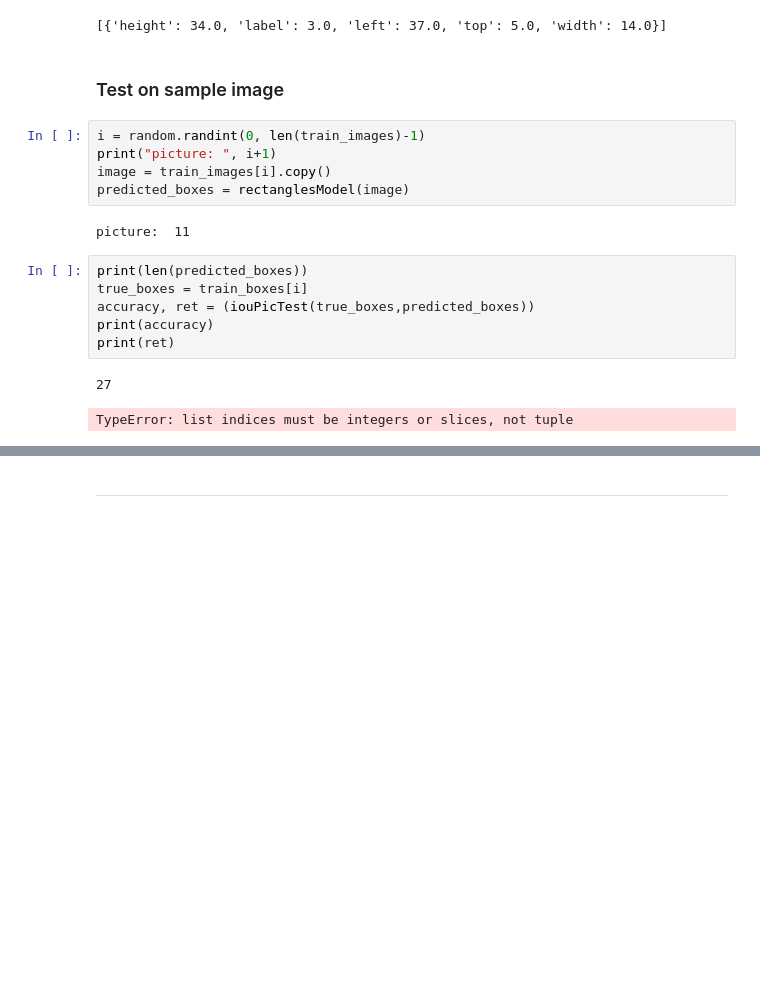
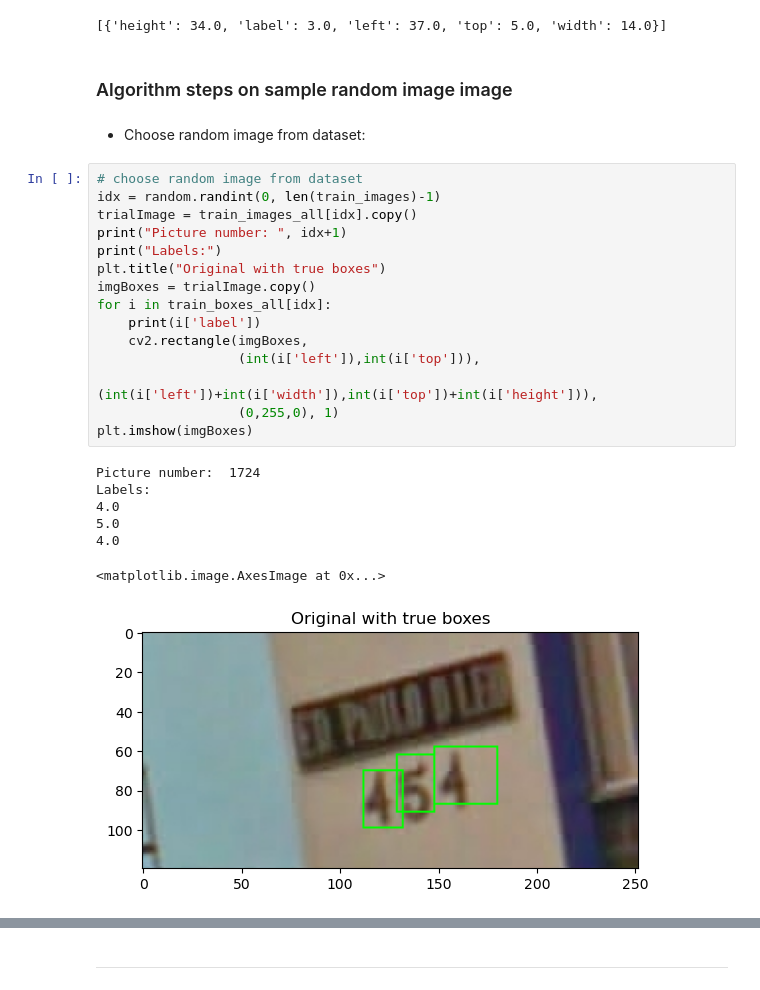
Before and after one commit to youssefg7/CSE483-Major-Task, a Jupyter notebook: trial-youssef format1only.ipynb, the cells around one changed output, grey strips where cells are left out. Cells and saved outputs as stored; diff of their text form; blank space fills up the shorter version.

```diff
--- a/trial-youssef format1only.ipynb
+++ b/trial-youssef format1only.ipynb
@@ -50,20 +203,29 @@ print(train_boxes[0])
 # %% [output]
 [{'height': 34.0, 'label': 3.0, 'left': 37.0, 'top': 5.0, 'width': 14.0}]
 # %% [markdown]
-### Test on sample image
+### Algorithm steps on sample random image image
-# %%
-i = random.randint(0, len(train_images)-1)
-print("picture: ", i+1)
-image = train_images[i].copy()
-predicted_boxes = rectanglesModel(image)
-# %% [output]
-picture:  11
-# %%
-print(len(predicted_boxes))
-true_boxes = train_boxes[i]
-accuracy, ret = (iouPicTest(true_boxes,predicted_boxes))
-print(accuracy)
-print(ret)
-# %% [output]
-27
-TypeError: list indices must be integers or slices, not tuple
+# %% [markdown]
+- Choose random image from dataset:
+# %%
+# choose random image from dataset
+idx = random.randint(0, len(train_images)-1)
+trialImage = train_images_all[idx].copy()
+print("Picture number: ", idx+1)
+print("Labels:")
+plt.title("Original with true boxes")
+imgBoxes = trialImage.copy()
+for i in train_boxes_all[idx]:
+    print(i['label'])
+    cv2.rectangle(imgBoxes,
+                  (int(i['left']),int(i['top'])),
+                  (int(i['left'])+int(i['width']),int(i['top'])+int(i['height'])),
+                  (0,255,0), 1)
+plt.imshow(imgBoxes)
+# %% [output]
+Picture number:  1724
+Labels:
+4.0
+5.0
+4.0
+<matplotlib.image.AxesImage at 0x...>
+[figure, added]
```
Also changed, not shown: parts of 23 cells of this notebook.
